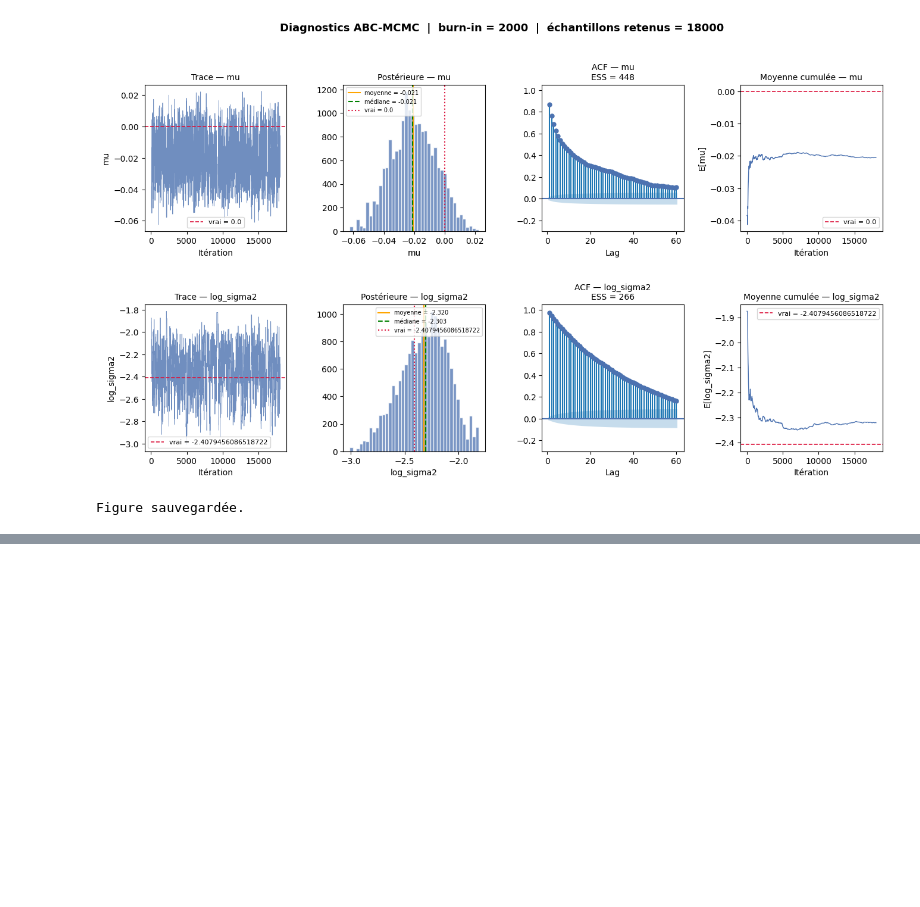
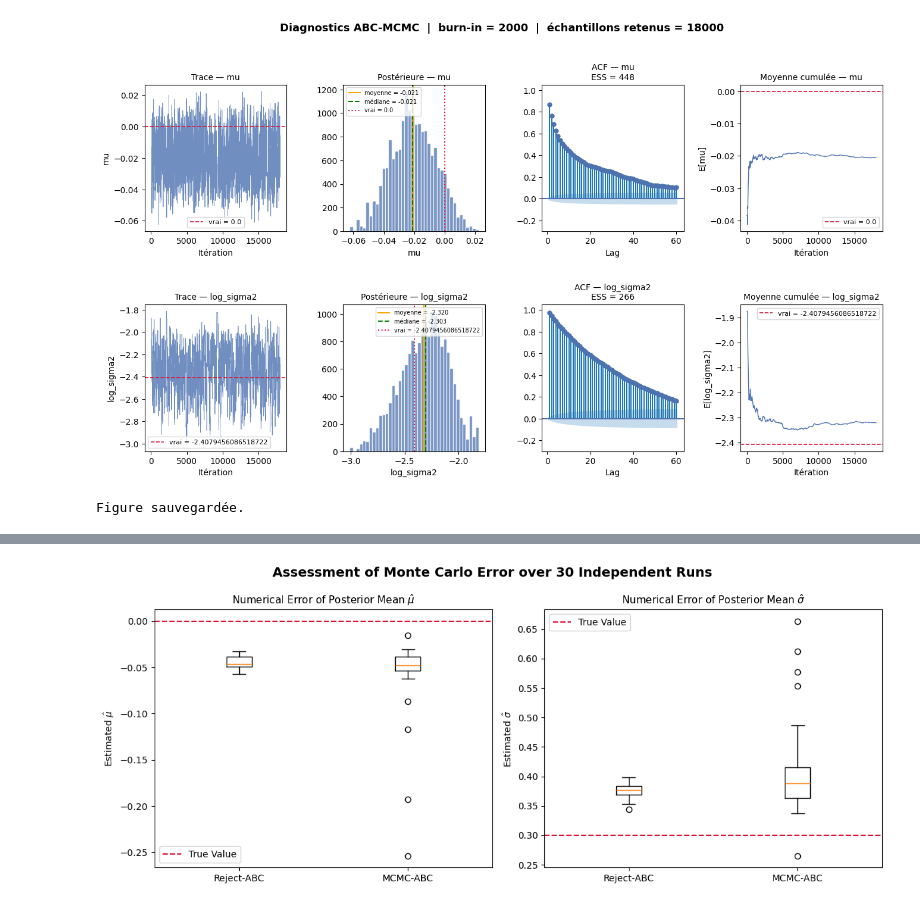
Before and after one commit to anthoger04/Likelihood-free-inference-and-sums-of-log-normal-variates, a Jupyter notebook: src/results.ipynb, the cells around one changed output, grey strips where cells are left out. Cells and saved outputs as stored; diff of their text form; code cells hidden in the pictures; blank space fills up the shorter version.

```diff
--- a/src/results.ipynb
+++ b/src/results.ipynb
@@ -482,3 +482,97 @@ log_sigma2       -2.3205   0.2261     -2.7943      -1.8922    266  (vrai = -2.40
 ────────────────────────────────────────────────────────────
 [figure]
 Figure sauvegardée.
+# %%
+import numpy as np
+import matplotlib.pyplot as plt
+
+# Importation des modules du projet
+from q1 import simulate_lognormal_sum, reject_abc
+from ABCMCMC import ABCMCMC
+
+# =============================================================================
+# OBJECTIF : Évaluation de l'Erreur Standard de Monte Carlo (MCSE)
+# Afin de mesurer la stabilité numérique des estimateurs (variance algorithmique),
+# nous exécutons plusieurs itérations indépendantes des algorithmes Reject-ABC
+# et MCMC-ABC sur un jeu de données strictement identique.
+# =============================================================================
+
+# 1. Initialisation des paramètres de l'expérience
+L_true, mu_true, sigma_true, n_obs = 10, 0.0, 0.3, 200
+epsilon_val = 0.5
+n_runs = 30  # Nombre d'exécutions indépendantes
+
+# Listes de stockage pour les moyennes a posteriori estimées
+mu_estimates_rej, sigma_estimates_rej = [], []
+mu_estimates_mcmc, sigma_estimates_mcmc = [], []
+
+print(f"Lancement de l'évaluation de l'erreur Monte Carlo sur {n_runs} exécutions...")
+
+for i in range(n_runs):
+    # Isolation de l'état aléatoire pour garantir l'indépendance de chaque exécution
+    rng_run = np.random.default_rng(1000 + i)
+
+    # 2. Fixation des observations empiriques (Y_obs)
+    # Pour isoler l'erreur Monte Carlo de l'erreur d'échantillonnage des données,
+    # le jeu de données cible n'est généré qu'une seule fois.
+    if i == 0:
+        rng_data = np.random.default_rng(42)
+        Y_obs_fixed = simulate_lognormal_sum(n_obs, L_true, mu_true, sigma_true, rng=rng_data)
+
+    # --- 3. Exécution du Rejection-ABC ---
+    # Configuration avec un prior non-informatif standard (Well-calibrated)
+    samples_rej, _ = reject_abc(
+        Y_obs_fixed, L_true, s=1.0, t=1.0, epsilon=epsilon_val,
+        num_samples=50, rng=rng_run
+    )
+
+    if len(samples_rej) > 0:
+        mu_estimates_rej.append(np.mean(samples_rej[:, 0]))
+        sigma_estimates_rej.append(np.mean(samples_rej[:, 1])) # La colonne 1 contient sigma
+
+    # --- 4. Exécution du MCMC-ABC ---
+    # La taille de la chaîne est modérée pour maintenir un temps de calcul viable sur 30 runs
+    chain_mcmc, _ = ABCMCMC(
+        Y_obs_fixed, L_true, s=1.0, t=1.0, epsilon=epsilon_val,
+        step_mu=0.05, step_log_sigma2=0.05, num_samples=2000, rng=rng_run
+    )
+
+    # Traitement post-échantillonnage : exclusion du burn-in
+    burnin = 400
+    post_burnin_chain = chain_mcmc[burnin:]
+
+    # Stockage de l'estimation de mu
+    mu_estimates_mcmc.append(np.mean(post_burnin_chain[:, 0]))
+
+    # Stockage de l'estimation de sigma
+    # Note : La colonne 1 de MCMC-ABC contient log(sigma^2). On le transforme en sigma.
+    sigma_mcmc_samples = np.sqrt(np.exp(post_burnin_chain[:, 1]))
+    sigma_estimates_mcmc.append(np.mean(sigma_mcmc_samples))
+
+    if (i + 1) % 5 == 0:
+        print(f"  -> Exécution {i + 1}/{n_runs} terminée.")
+
+# =============================================================================
+# 5. Visualisation : Comparaison de la variance algorithmique (Box-plots)
+# =============================================================================
+fig, axes = plt.subplots(1, 2, figsize=(12, 5))
+
+# Graphique de la distribution des estimateurs pour mu
+axes[0].boxplot([mu_estimates_rej, mu_estimates_mcmc], tick_labels=['Reject-ABC', 'MCMC-ABC'])
+axes[0].axhline(mu_true, color='crimson', linestyle='--', label='True Value')
+axes[0].set_title(r"Numerical Error of Posterior Mean $\hat{\mu}$", fontsize=11)
+axes[0].set_ylabel(r"Estimated $\hat{\mu}$")
+axes[0].legend()
+
+# Graphique de la distribution des estimateurs pour sigma
+axes[1].boxplot([sigma_estimates_rej, sigma_estimates_mcmc], tick_labels=['Reject-ABC', 'MCMC-ABC'])
+axes[1].axhline(sigma_true, color='crimson', linestyle='--', label='True Value')
+axes[1].set_title(r"Numerical Error of Posterior Mean $\hat{\sigma}$", fontsize=11)
+axes[1].set_ylabel(r"Estimated $\hat{\sigma}$")
+axes[1].legend()
+
+plt.suptitle(f"Assessment of Monte Carlo Error over {n_runs} Independent Runs", fontsize=14, fontweight='bold')
+plt.tight_layout()
+plt.savefig("monte_carlo_error_boxplots.png", dpi=150, bbox_inches="tight")
+plt.show()
+# %% [output]
@@ -484,0 +596 @@ Figure sauvegardée.
+[figure, added]
```
Also changed, not shown: parts of 1 cell of this notebook, 1 other file.
